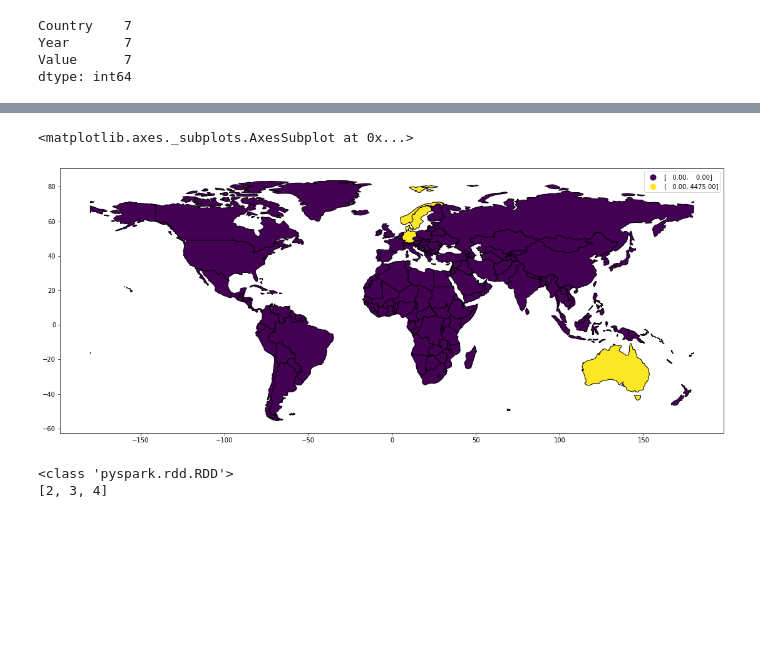
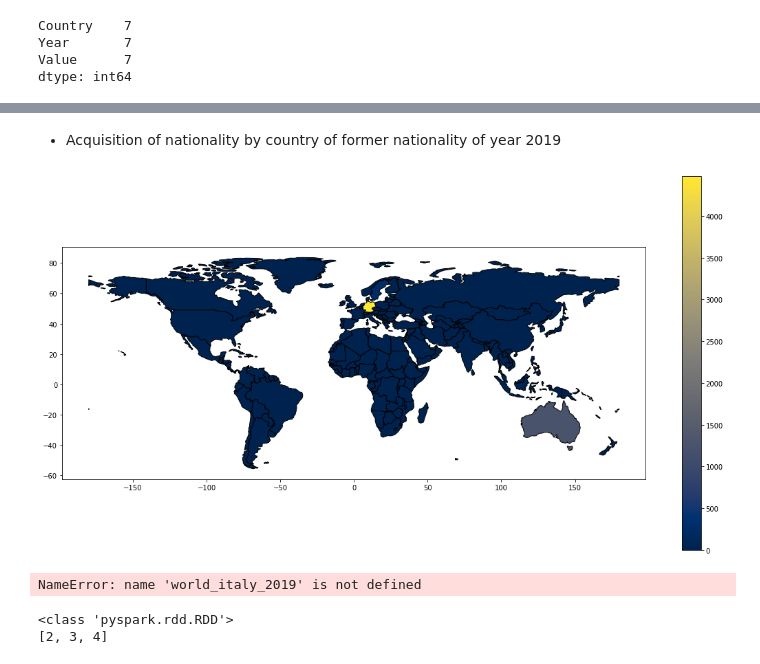
Before and after one commit to DaniloNunesMelo/Dan_Portfolio_Code, a Jupyter notebook: spark-data-analysis/Inter-Migr-Flows-Italy/AppDan - Italy International Migration.ipynb, the cells around one changed output, grey strips where cells are left out. Drawn from its saved outputs; the diff is of its cells as text; code cells hidden in the pictures; blank space fills up the shorter version.

```diff
--- a/spark-data-analysis/Inter-Migr-Flows-Italy/AppDan - Italy International Migration.ipynb
+++ b/spark-data-analysis/Inter-Migr-Flows-Italy/AppDan - Italy International Migration.ipynb
@@ -171,5 +385,7 @@ dtype: int64
 # %%
 #world_italy_2019.head(5)
+# %% [markdown]
+* Acquisition of nationality by country of former nationality of year 2019
 # %%
 world = gpd.read_file(gpd.datasets.get_path('naturalearth_lowres'))
 world = world[(world.name!="Antarctica")]
@@ -182,15 +398,28 @@ world_italy_2019['Value'] = world_italy_2019['Value'].fillna(0)
 # %%
 fig, ax = plt.subplots(1, 1, figsize=(19,10))
 
 world_italy_2019.plot(column='Value',
                   ax=ax,
                   edgecolor="black",
-                  cmap='OrRd',scheme='quantiles',
+                  cmap='cividis',
                   legend=True,
-                 )
+                 );
 # %% [output]
-<matplotlib.axes._subplots.AxesSubplot at 0x...>
-[figure, old version]
+[figure, new version]
+# %%
+world_italy_2019.plot(marker='*', color='green', markersize=5);
+
+world_italy_2019 = world_italy_2019.to_crs(world.crs)
+
+fig, ax = plt.subplots()
+
+ax.set_aspect('equal')
+
+world.plot(ax=ax, color='white', edgecolor='black')
+world_italy_2019.plot(ax=ax, marker='o', color='red', markersize=5)
+plt.show();
+# %% [output]
+NameError: name 'world_italy_2019' is not defined
 # %%
 rdd = sc.parallelize([2,3,4])
 print(type(rdd))
```
Also changed, not shown: parts of 25 cells of this notebook.
